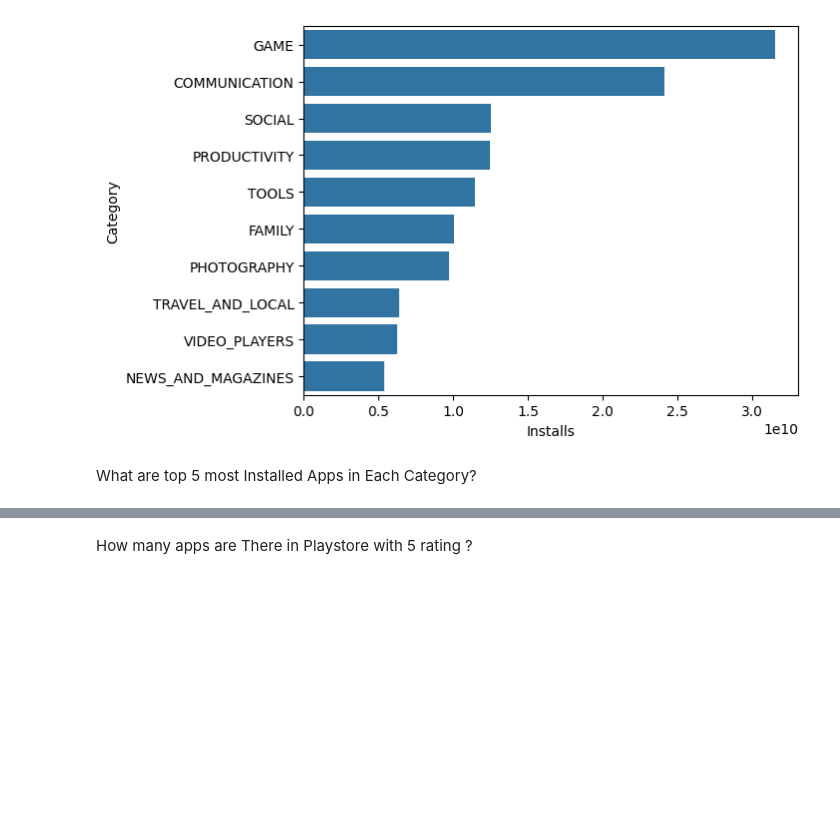
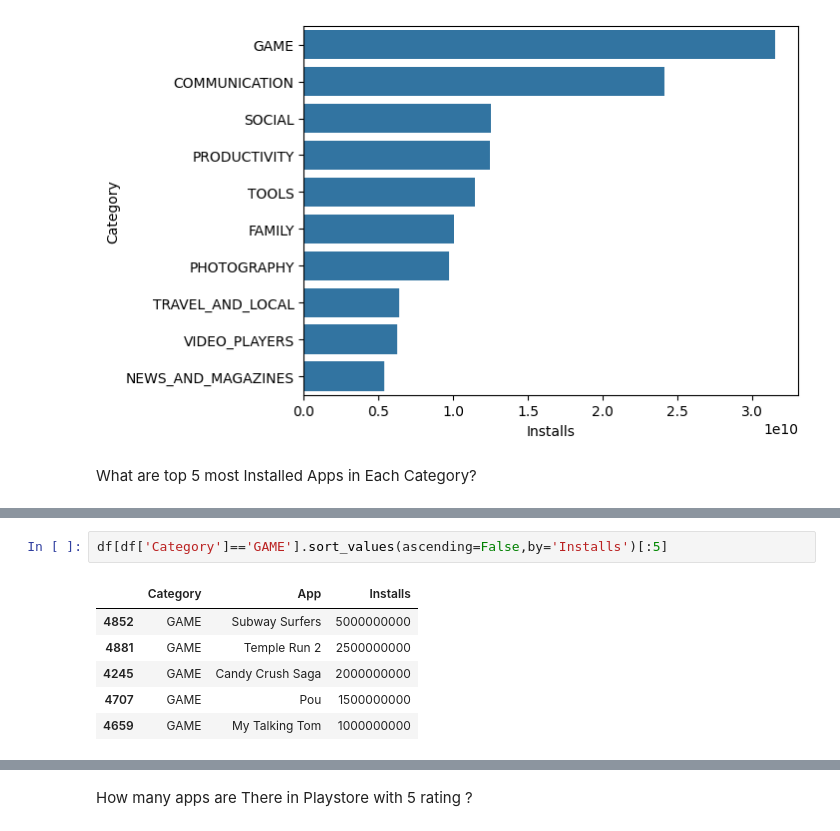
Before and after one commit to FairozAhmadSheikh/ML_bootcamp, a Jupyter notebook: Exploratory_DataAnalysis/Eda_Assignment.ipynb, the cells around one changed output, grey strips where cells are left out. Drawn from its saved outputs; the diff is of its cells as text; blank space fills up the shorter version.

```diff
--- a/Exploratory_DataAnalysis/Eda_Assignment.ipynb
+++ b/Exploratory_DataAnalysis/Eda_Assignment.ipynb
@@ -61,0 +76,9 @@ What are top 5 most Installed Apps in Each Category?
+# %%
+df[df['Category']=='GAME'].sort_values(ascending=False,by='Installs')[:5]
+# %% [output]
+|  | Category | App | Installs |
+| 4852 | GAME | Subway Surfers | 5000000000 |
+| 4881 | GAME | Temple Run 2 | 2500000000 |
+| 4245 | GAME | Candy Crush Saga | 2000000000 |
+| 4707 | GAME | Pou | 1500000000 |
+| 4659 | GAME | My Talking Tom | 1000000000 |
```
Also changed, not shown: parts of 4 cells of this notebook.
